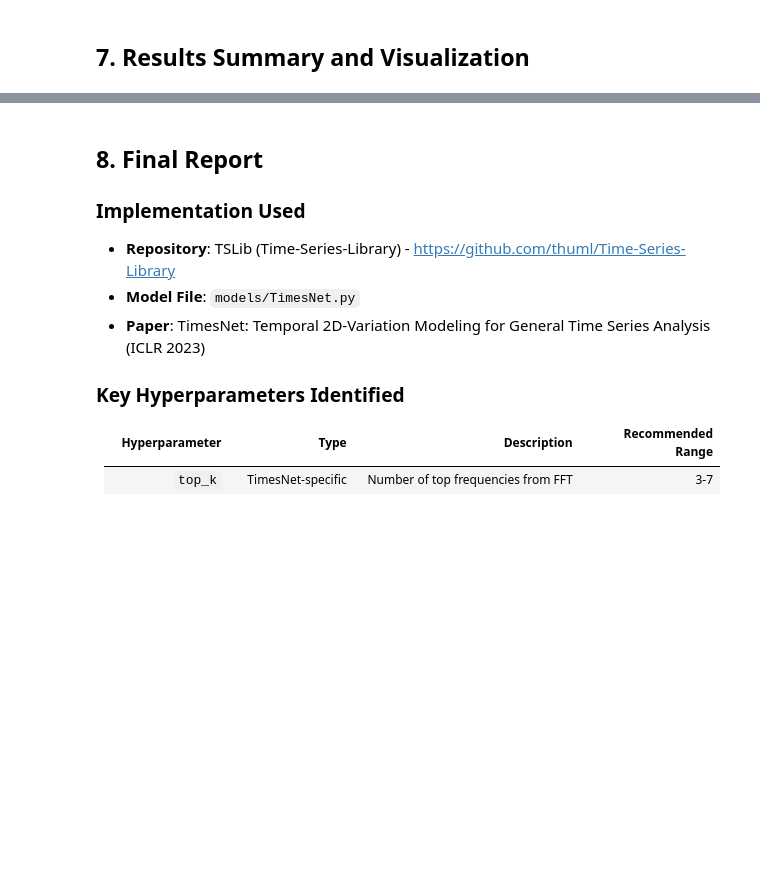
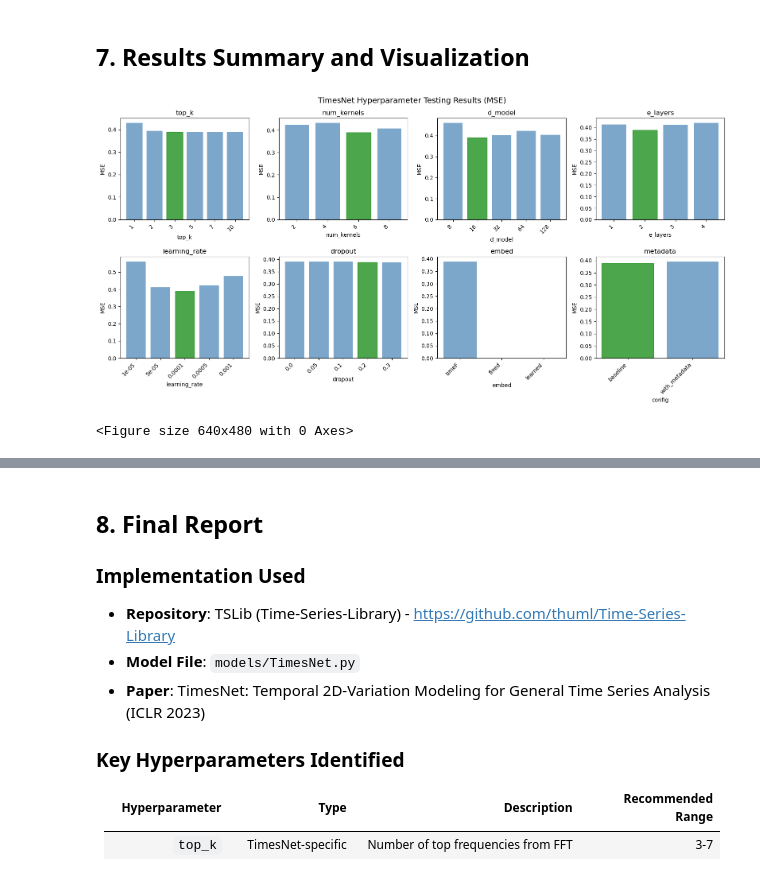
Before and after one commit to ayushrajdahal/Time-Series-Library, a Jupyter notebook: notebooks/TimesNet_Hyperparameter_Testing.ipynb, the cells around one changed output, grey strips where cells are left out. Drawn from its saved outputs; the diff is of its cells as text; code cells hidden in the pictures; blank space fills up the shorter version.

Commit message:
Add TimesNet results.

```diff
--- a/notebooks/TimesNet_Hyperparameter_Testing.ipynb
+++ b/notebooks/TimesNet_Hyperparameter_Testing.ipynb
@@ -46,12 +46,16 @@ from datetime import datetime
 import warnings
 warnings.filterwarnings('ignore')
 
-# Set working directory
-os.chdir('/home/ayush/Desktop/tslib')
-sys.path.insert(0, '/home/ayush/Desktop/tslib')
+# Set working directory relative to notebook location
+NOTEBOOK_DIR = os.path.dirname(os.path.abspath('__file__')) if '__file__' in dir() else os.getcwd()
+PROJECT_ROOT = os.path.abspath(os.path.join(NOTEBOOK_DIR, '..'))
+os.chdir(PROJECT_ROOT)
+sys.path.insert(0, PROJECT_ROOT)
 
+print(f"Project root: {PROJECT_ROOT}")
 print(f"PyTorch version: {torch.__version__}")
 print(f"CUDA available: {torch.cuda.is_available()}")
+
 if torch.cuda.is_available():
     print(f"CUDA device: {torch.cuda.get_device_name(0)}")
 # %% [output]
@@ -64,7 +70,7 @@ CUDA available: False
 import urllib.request
 import os
 
-dataset_dir = '/home/ayush/Desktop/tslib/dataset/ETT-small'
+dataset_dir = os.path.join(PROJECT_ROOT, 'dataset', 'ETT-small')
 os.makedirs(dataset_dir, exist_ok=True)
 
 # ETT dataset URLs (from the official repository)
@@ -177,7 +207,7 @@ def run_timesnet_experiment(
             cmd,
             capture_output=True,
             text=True,
-            cwd='/home/ayush/Desktop/tslib',
+            cwd=PROJECT_ROOT,
             timeout=3600  # 1 hour timeout
         )
 
@@ -194,6 +224,11 @@ def run_timesnet_experiment(
             'output': output[-2000:] if len(output) > 2000 else output  # Last 2000 chars
         }
 
+        # Print error output if experiment failed
+        if not metrics['success']:
+            print(f"  [FAILED] Last 500 chars of output:")
+            print(output[-500:])
+
         return metrics
 
     except subprocess.TimeoutExpired:
@@ -619,35 +873,40 @@ for idx, (param_key, x_col) in enumerate(param_plots):
 
     if param_key in all_results and all_results[param_key]:
         df = pd.DataFrame(all_results[param_key])
         if 'mse' in df.columns and df['mse'].notna().any():
             x_vals = df[x_col].astype(str)
             y_vals = df['mse'].fillna(0)
 
             bars = ax.bar(range(len(x_vals)), y_vals, color='steelblue', alpha=0.7)
             ax.set_xticks(range(len(x_vals)))
             ax.set_xticklabels(x_vals, rotation=45, ha='right')
             ax.set_xlabel(x_col)
             ax.set_ylabel('MSE')
             ax.set_title(f'{param_key}')
 
             # Highlight best result
             if y_vals.min() > 0:
                 best_idx = y_vals.idxmin()
                 bars[best_idx].set_color('green')
         else:
             ax.text(0.5, 0.5, 'No valid results', ha='center', va='center', transform=ax.transAxes)
             ax.set_title(f'{param_key}')
     else:
         ax.text(0.5, 0.5, 'Not tested', ha='center', va='center', transform=ax.transAxes)
         ax.set_title(f'{param_key}')
 
 plt.tight_layout()
 
 # Create results directory if it doesn't exist
+results_dir = os.path.join(PROJECT_ROOT, 'results')
 
-results_dir = '/home/ayush/Desktop/tslib/results'plt.show()
+plt.show()
 
-os.makedirs(results_dir, exist_ok=True)plt.savefig(os.path.join(results_dir, 'timesnet_hyperparameter_results.png'), dpi=150, bbox_inches='tight')
+os.makedirs(results_dir, exist_ok=True)
+plt.savefig(os.path.join(results_dir, 'timesnet_hyperparameter_results.png'), dpi=150, bbox_inches='tight')
+# %% [output]
+[figure, added]
+<Figure size 640x480 with 0 Axes>
 # %%
 # Generate comprehensive results table
 print("="*80)
```
Also changed, not shown: parts of 16 cells of this notebook, 2 other files.
